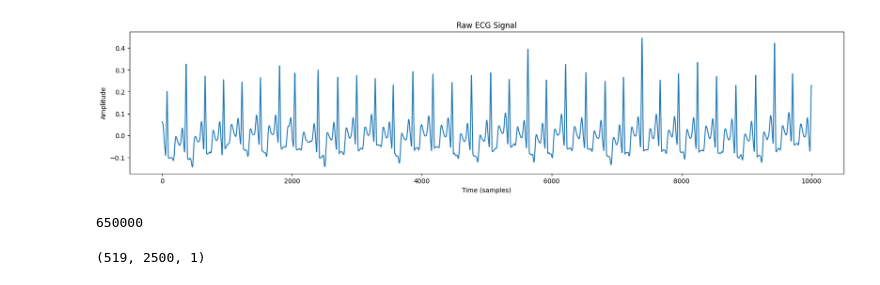
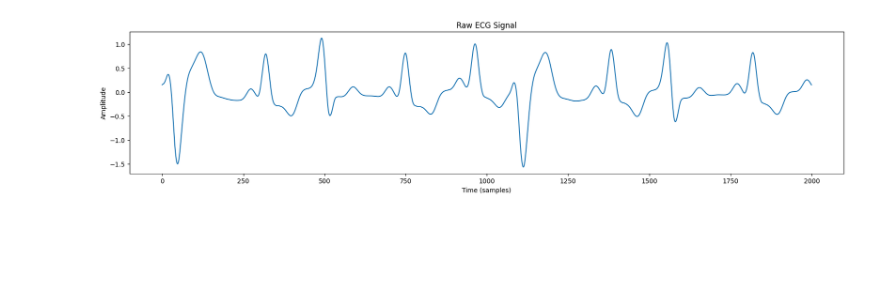
Before and after one commit to Cobrachainsaw/Arrhythmia_real_time_system, a Jupyter notebook: model.ipynb, the cells around one changed output. Saved outputs shown, nothing was run; the diff lists cells and outputs as text; code cells hidden in the pictures; blank space fills up the shorter version.

```diff
--- a/model.ipynb
+++ b/model.ipynb
@@ -16,0 +25,16 @@ d_frame = data[0]
+# %%
+fs = 360
+lowcut = 0.5
+highcut = 45
+nyquist = 0.5 * fs
+low = lowcut / nyquist
+high = highcut / nyquist
+b, a = butter(4, [low, high], btype='band')
+filtered_signal = filtfilt(b, a, signal[:, 0])
+# %%
+coeffs = pywt.wavedec(filtered_signal, 'db6', level=9)
+coeffs[0] = np.zeros_like(coeffs[0])  # Remove cA9 (Baseline Wander)
+coeffs[1] = np.zeros_like(coeffs[1])  # Remove cD9 (Low-frequency drift)
+coeffs[9] = np.zeros_like(coeffs[9])  # Remove cD1 (High-frequency noise)
+coeffs[8] = np.zeros_like(coeffs[8])  # Remove cD2 (High-frequency noise)
+coeffs[7] = np.zeros_like(coeffs[7])
@@ -16,0 +62,12 @@ d_frame = data[0]
+# %%
+denoised_signal = pywt.waverec(coeffs, 'db6')
+
+# Plot original and denoised signals
+plt.figure(figsize=(20, 4))
+plt.plot(filtered_signal[:2500], label="Original ECG", alpha=0.7)
+plt.plot(denoised_signal[:2500], label="Denoised ECG", alpha=0.9)
+plt.legend()
+plt.title("ECG Signal Before and After Denoising")
+plt.xlabel("Samples")
+plt.ylabel("Amplitude")
+plt.show()
@@ -16,0 +76,2 @@ d_frame = data[0]
+# %%
+signals, info = nk.ecg_process(denoised_signal[:])
@@ -17,15 +84,9 @@ d_frame = data[0]
 # %%
 plt.figure(figsize=(20, 4))
-plt.plot(d_frame['ECG_Clean'][:10000])  # Plot the first channel
+plt.plot(signals.ECG_Clean[:2000])
 plt.title('Raw ECG Signal')
 plt.xlabel('Time (samples)')
 plt.ylabel('Amplitude')
 plt.show()
 # %% [output]
-[figure, old version]
+[figure, new version]
-# %%
-input = d_frame['ECG_Clean']
-input_array = input.values
-input_array
-# %% [output]
-650000
@@ -71,9 +136,0 @@ def chunk_signal(signal, window_size, step_size):
-# %%
-window_size = 2500
-step_size = 1250
-
-ecg_chunks = chunk_signal(input_array, window_size, step_size)
-
-ecg_chunks.shape
-# %% [output]
-(519, 2500, 1)
```
Also changed, not shown: parts of 26 cells of this notebook, 2 other files.
